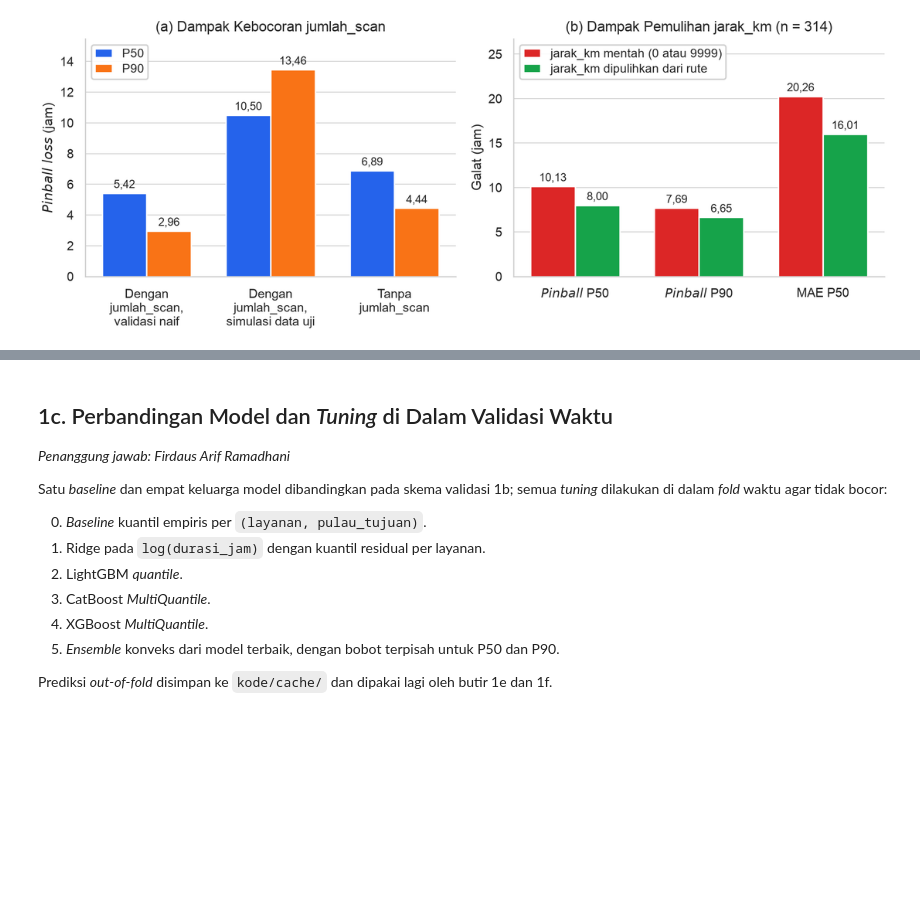
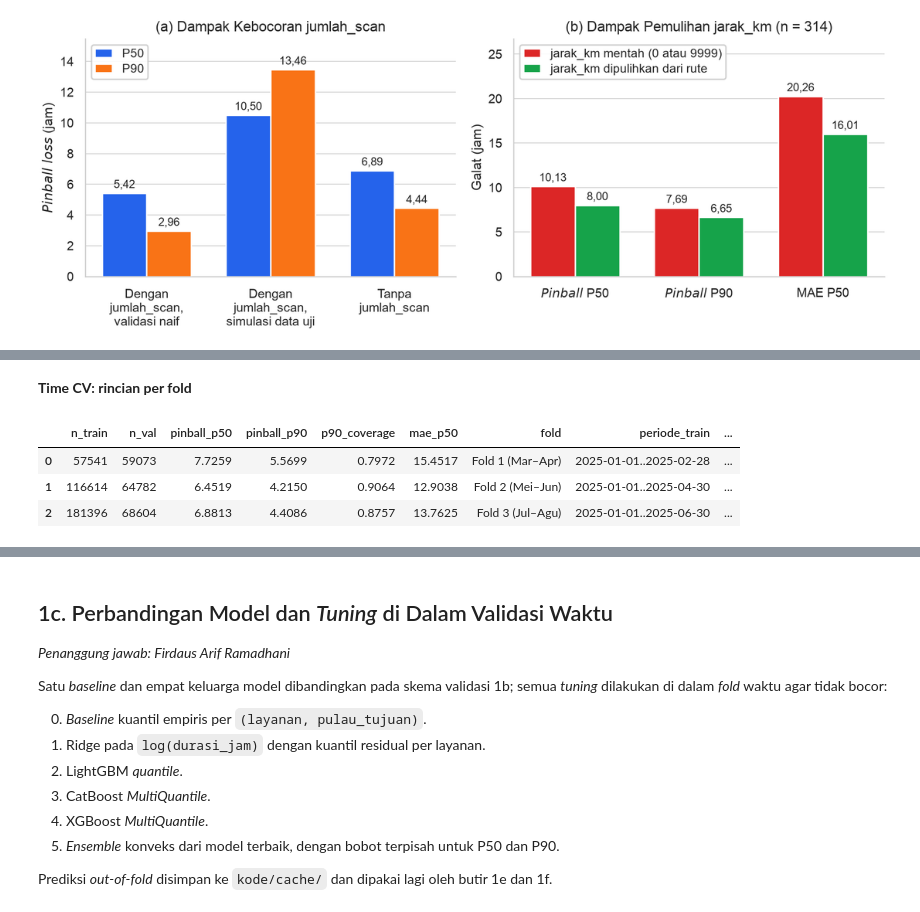
Before and after one commit to Nerodix/uts-ml-2026, a Jupyter notebook: kode/notebooks/tugas1_regresi.ipynb, the cells around one changed output, grey strips where cells are left out. Cells and saved outputs as stored; diff of their text form; code cells hidden in the pictures; blank space fills up the shorter version.

Commit message:
refactor(notebook): pecah butir 1b Tugas 1 menjadi pemanggilan fungsi validasi waktu dan random

```diff
--- a/kode/notebooks/tugas1_regresi.ipynb
+++ b/kode/notebooks/tugas1_regresi.ipynb
@@ -388,0 +348,13 @@ tampilkan_gambar("task1_1b_validation_comparison.png")
+# %%
+from src.regresi.validation import evaluasi_random_kfold, evaluasi_validasi_waktu, plot_perbandingan_validasi
+from src.utils import save_json
+
+hasil_waktu = evaluasi_validasi_waktu(train, seed=SEED)
+display(Markdown("**Time CV: rincian per fold**"))
+display(pd.DataFrame(hasil_waktu["per_fold"]))
+# %% [output]
+**Time CV: rincian per fold**
+|  | n_train | n_val | pinball_p50 | pinball_p90 | p90_coverage | mae_p50 | fold | periode_train | ... |
+| 0 | 57541 | 59073 | 7.7259 | 5.5699 | 0.7972 | 15.4517 | Fold 1 (Mar–Apr) | 2025-01-01..2025-02-28 | ... |
+| 1 | 116614 | 64782 | 6.4519 | 4.2150 | 0.9064 | 12.9038 | Fold 2 (Mei–Jun) | 2025-01-01..2025-04-30 | ... |
+| 2 | 181396 | 68604 | 6.8813 | 4.4086 | 0.8757 | 13.7625 | Fold 3 (Jul–Agu) | 2025-01-01..2025-06-30 | ... |
```
Also changed, not shown: parts of 6 cells of this notebook.
